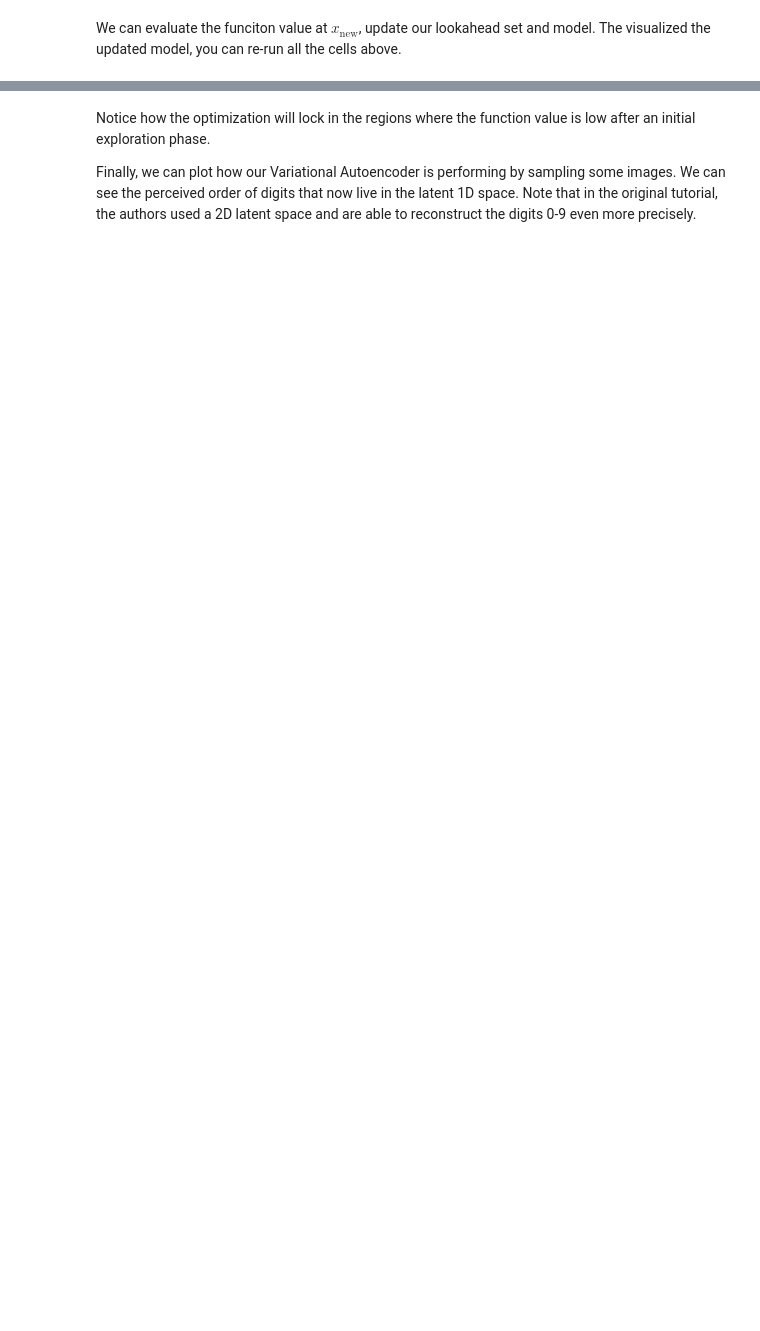
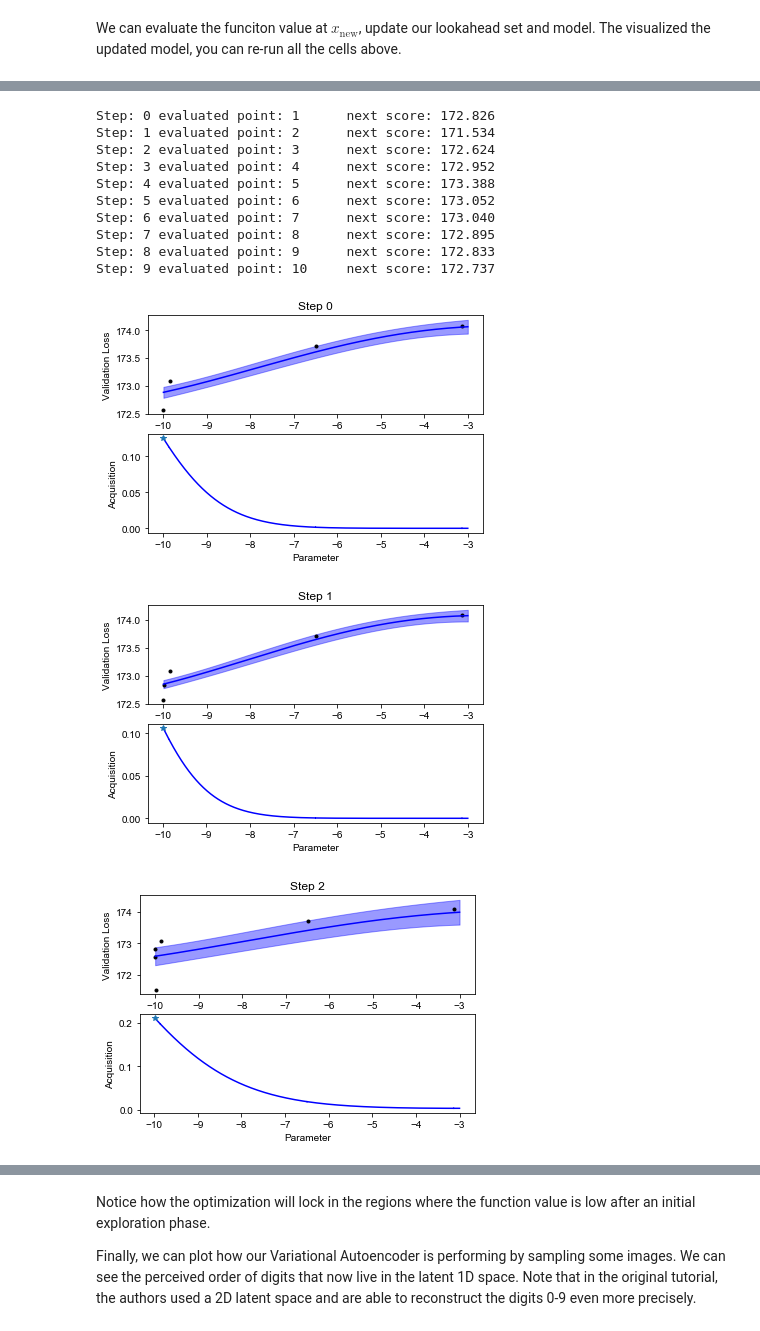
Before and after one commit to mstrazar/mstrazar.github.io, a Jupyter notebook: notebooks/bayopt-vae/bayopt-vae.ipynb, the cells around one changed output, grey strips where cells are left out. Cells and saved outputs as stored; diff of their text form; code cells hidden in the pictures; blank space fills up the shorter version.

```diff
--- a/notebooks/bayopt-vae/bayopt-vae.ipynb
+++ b/notebooks/bayopt-vae/bayopt-vae.ipynb
@@ -375,8 +377,8 @@ plot_fit(X, y, lookahead, ym, yv, aq)
 We can evaluate the funciton value at $x_{\text{new}}$, update our lookahead set and model. The visualized the updated model, you can re-run all the cells above.
 # %%
 # Add to look-ahead and compute scores
-lookahead = np.array(list(lookahead) + [imax])
-sc = score_parameters(x_train, x_test, original_dim, alpha1=10**X[imax, 0])[-1]
+lookahead = np.array(list(lookahead) + [xnew])
+sc = score_parameters(img_train, img_test, original_dim, alpha1=10**X[xnew, 0])[-1]
 scores.append(sc)
 for ai, s in zip(lookahead, scores):
     print("Index: %d\talpha: %.2e\tloss:%.2f" % (ai, 10**X[ai, 0], s))
@@ -392,20 +394,32 @@ We are ready to define an iterative algorithm to optimize the model loss in a Ba
 This will take a couple of minutes (depending of hardware), which is exactly the scenario where you want to use Bayesian optimization.
 # %%
 # Select initial evaluations
-lookahead = np.array([20, 500, 980])
-scores = np.array([score_parameters(x_train, x_test, original_dim, alpha1=10**X[i])[-1]
-                   for i in lookahead]).ravel()
+scores = np.array(scores).ravel()
 
 # Iterate 10 times
 for step in range(10):
     noise_post, signal_post, lengthscale_post = sample_hyperparameters(X, scores, lookahead)
     ym, yv = fit_gp(X, scores, lookahead, noise_post, signal_post, lengthscale_post)
-    aq, imax = compute_acquisition(ym, yv)
+    aq, xnew = compute_acquisition(ym, yv)
 
     plot_fit(X, scores, lookahead, ym, yv, aq, title="Step %d" % step)
 
-    iscore = score_parameters(x_train, x_test, original_dim, alpha1=10**X[imax, 0])[-1]
-    lookahead = np.array(list(lookahead) + [imax])
+    iscore = score_parameters(img_train, img_test, original_dim, alpha1=10**X[xnew, 0])[-1]
+    lookahead = np.array(list(lookahead) + [xnew])
     scores = np.array(list(scores) + [iscore])
 
-    print("Step: %d\tnext point: %d\tnext score: %.3f" % (step, imax, iscore))
+    print("Step: %d\tevaluated point: %d\tnext score: %.3f" % (step, xnew, iscore))
+# %% [output]
+Step: 0 evaluated point: 1      next score: 172.826
+Step: 1 evaluated point: 2      next score: 171.534
+Step: 2 evaluated point: 3      next score: 172.624
+Step: 3 evaluated point: 4      next score: 172.952
+Step: 4 evaluated point: 5      next score: 173.388
+Step: 5 evaluated point: 6      next score: 173.052
+Step: 6 evaluated point: 7      next score: 173.040
+Step: 7 evaluated point: 8      next score: 172.895
+Step: 8 evaluated point: 9      next score: 172.833
+Step: 9 evaluated point: 10     next score: 172.737
+[figure, added]
+[figure, added]
+[figure, added]
```
Also changed, not shown: parts of 23 cells of this notebook.
